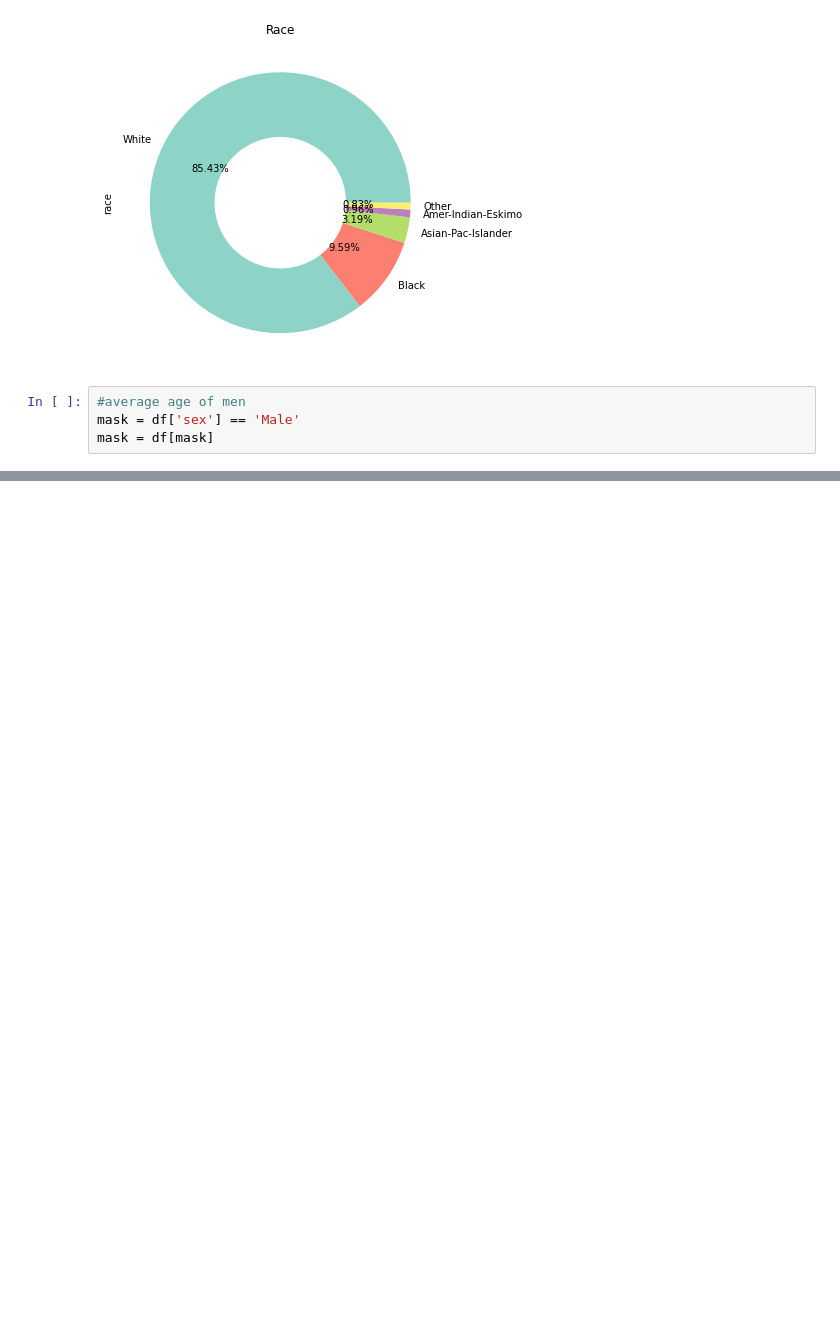
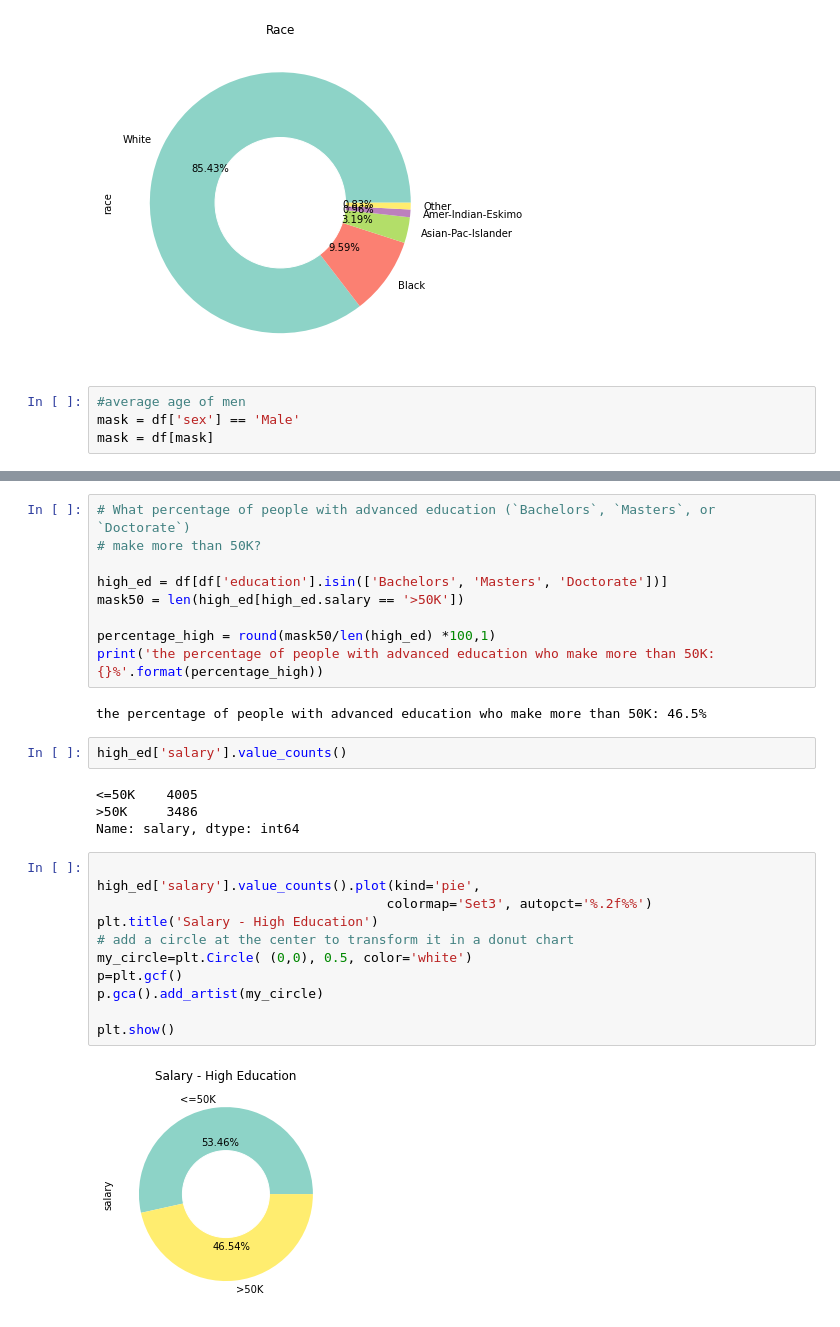
Before and after one commit to gabrielalastra/exam, a Jupyter notebook: demographic_data.ipynb, the cells around one changed output, grey strips where cells are left out. Cells and saved outputs as stored; diff of their text form; blank space fills up the shorter version.

Commit message:
plots, notes

```diff
--- a/demographic_data.ipynb
+++ b/demographic_data.ipynb
@@ -49,0 +59,30 @@ round(mask['age'].mean(), 1)
+# %%
+# What percentage of people with advanced education (`Bachelors`, `Masters`, or `Doctorate`)
+# make more than 50K?
+
+high_ed = df[df['education'].isin(['Bachelors', 'Masters', 'Doctorate'])]
+mask50 = len(high_ed[high_ed.salary == '>50K'])
+
+percentage_high = round(mask50/len(high_ed) *100,1)
+print('the percentage of people with advanced education who make more than 50K: {}%'.format(percentage_high))
+# %% [output]
+the percentage of people with advanced education who make more than 50K: 46.5%
+# %%
+high_ed['salary'].value_counts()
+# %% [output]
+<=50K    4005
+>50K     3486
+Name: salary, dtype: int64
+# %%
+
+high_ed['salary'].value_counts().plot(kind='pie',
+                                     colormap='Set3', autopct='%.2f%%')
+plt.title('Salary - High Education')
+# add a circle at the center to transform it in a donut chart
+my_circle=plt.Circle( (0,0), 0.5, color='white')
+p=plt.gcf()
+p.gca().add_artist(my_circle)
+
+plt.show()
+# %% [output]
+[figure, added]
```
Also changed, not shown: parts of 14 cells of this notebook.
